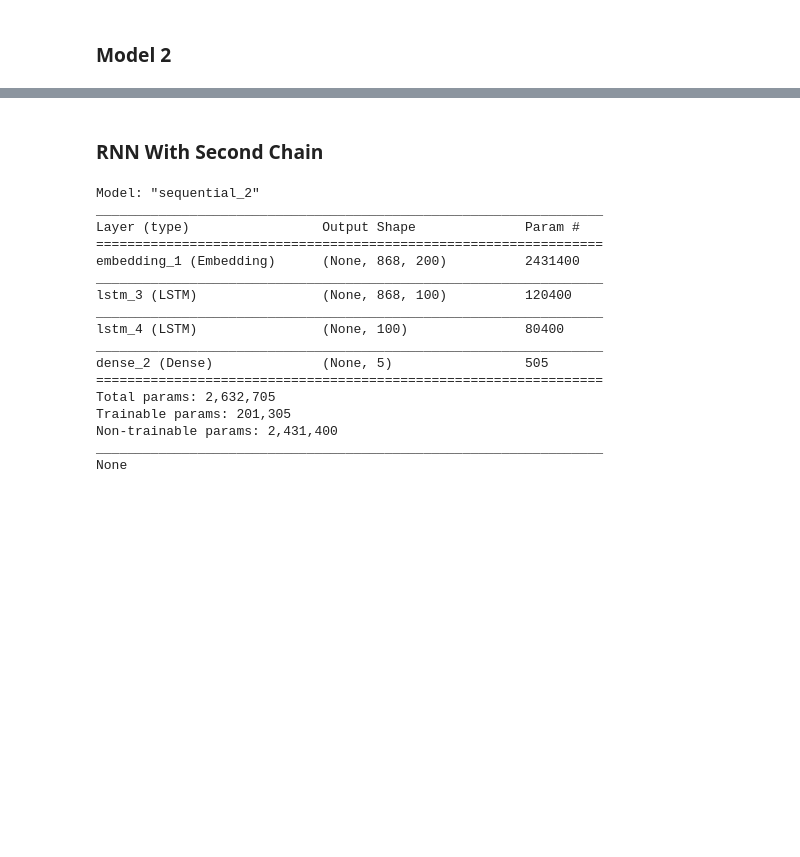
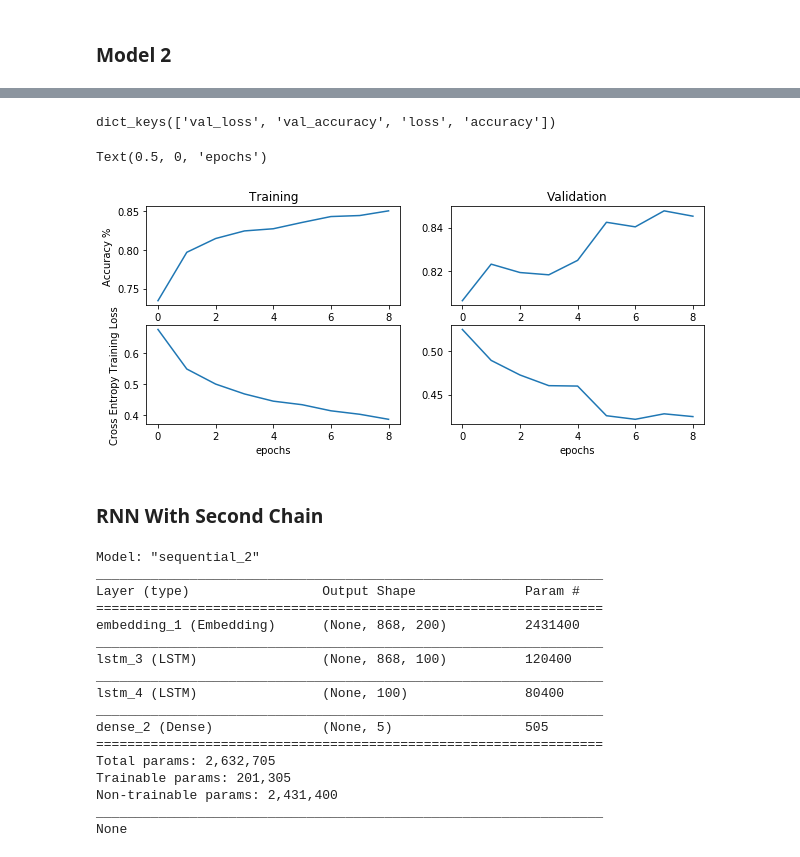
Before and after one commit to liamlows/CS5324-ML_Python, a Jupyter notebook: Lab7/Untitled.ipynb, the cells around one changed output, grey strips where cells are left out. Drawn from its saved outputs; the diff is of its cells as text; code cells hidden in the pictures; blank space fills up the shorter version.

```diff
--- a/Lab7/Untitled.ipynb
+++ b/Lab7/Untitled.ipynb
@@ -112,0 +204,3 @@ Length: 14337, dtype: object
+# %%
+y_data = data_final["rank"]
+y_data
@@ -275,7 +404,7 @@ embedding_layer = Embedding(len(word_index) + 1,
 # %%
 rnn2 = Sequential()
 rnn2.add(embedding_layer)
-rnn2.add(LSTM(300,dropout=0.2, recurrent_dropout=0.2))
+rnn2.add(LSTM(100,dropout=0.2, recurrent_dropout=0.2))
 rnn2.add(Dense(NUM_CLASSES, activation='sigmoid'))
 rnn2.compile(loss='categorical_crossentropy',
               optimizer='rmsprop',
@@ -329,5 +459,29 @@ Epoch 9/15
 # %%
 rnn2.save_weights('model_2_weights.h5')
+# %%
+print(history2.history.keys())
+plt.figure(figsize=(10,4))
+plt.subplot(2,2,1)
+plt.plot(history2.history['accuracy'])
+
+plt.ylabel('Accuracy %')
+plt.title('Training')
+plt.subplot(2,2,2)
+plt.plot(history2.history['val_accuracy'])
+plt.title('Validation')
+
+plt.subplot(2,2,3)
+plt.plot(history2.history['loss'])
+plt.ylabel('Cross Entropy Training Loss')
+plt.xlabel('epochs')
+
+plt.subplot(2,2,4)
+plt.plot(history2.history['val_loss'])
+plt.xlabel('epochs')
+# %% [output]
+dict_keys(['val_loss', 'val_accuracy', 'loss', 'accuracy'])
+Text(0.5, 0, 'epochs')
+[figure, added]
 # %% [markdown]
 ### RNN With Second Chain
 # %%
```
Also changed, not shown: parts of 29 cells of this notebook, 2 other files.
